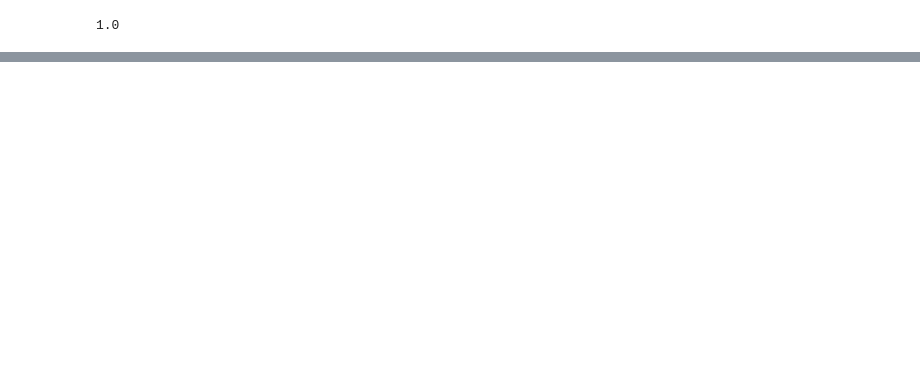
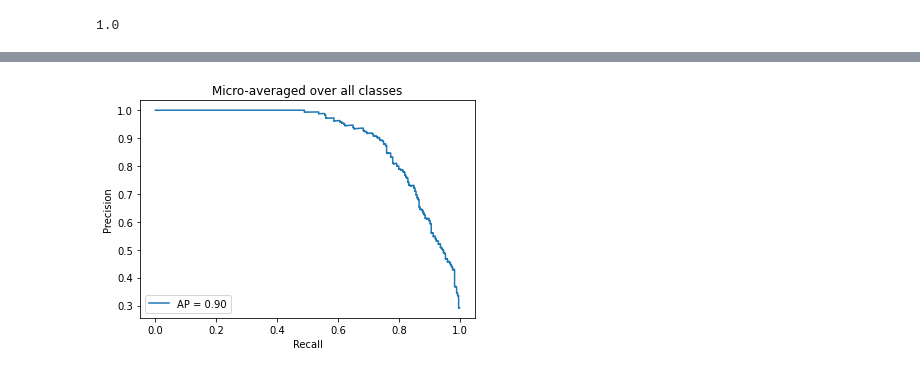
Before and after one commit to Seb125/Classification_of_musical_Genres, a Jupyter notebook: Genres_Classifier.ipynb, the cells around one changed output, grey strips where cells are left out. Cells and saved outputs as stored; diff of their text form; code cells hidden in the pictures; blank space fills up the shorter version.

```diff
--- a/Genres_Classifier.ipynb
+++ b/Genres_Classifier.ipynb
@@ -441,0 +492,7 @@ metrics.accuracy_score(y_train, y_pred)
+# %%
+from sklearn.neural_network import MLPClassifier
+
+clf_mlp = MLPClassifier(solver='adam', alpha=0.0001,
+                 hidden_layer_sizes=(512, 256, 64),activation='relu', random_state=1, max_iter = 200)
+
+clf_mlp.fit(X_train, y_train)
@@ -441,0 +572,19 @@ metrics.accuracy_score(y_train, y_pred)
+# %%
+
+# precision recall curve
+precision = dict()
+recall = dict()
+average_precision = dict()
+for i in range(n_classes):
+    precision[i], recall[i], _ = precision_recall_curve(Y_test[:, i],
+                                                        y_score[:, i])
+
+    average_precision[i] = average_precision_score(Y_test[:, i], y_score[:, i])
+
+    plt.plot(recall[i], precision[i], lw=2, label='class {}'.format(i))
+
+plt.xlabel("recall")
+plt.ylabel("precision")
+plt.legend(loc="best")
+plt.title("precision vs. recall curve")
+plt.show()
@@ -441,0 +593,19 @@ metrics.accuracy_score(y_train, y_pred)
+# %%
+from sklearn.metrics import PrecisionRecallDisplay
+
+# A "micro-average": quantifying score on all classes jointly
+precision["micro"], recall["micro"], _ = precision_recall_curve(
+    Y_test.ravel(), y_score.ravel()
+)
+average_precision["micro"] = average_precision_score(Y_test, y_score, average="micro")
+
+
+display = PrecisionRecallDisplay(
+    recall=recall["micro"],
+    precision=precision["micro"],
+    average_precision=average_precision["micro"],
+)
+display.plot()
+_ = display.ax_.set_title("Micro-averaged over all classes")
+# %% [output]
+[figure, added]
```
Also changed, not shown: parts of 49 cells of this notebook.
